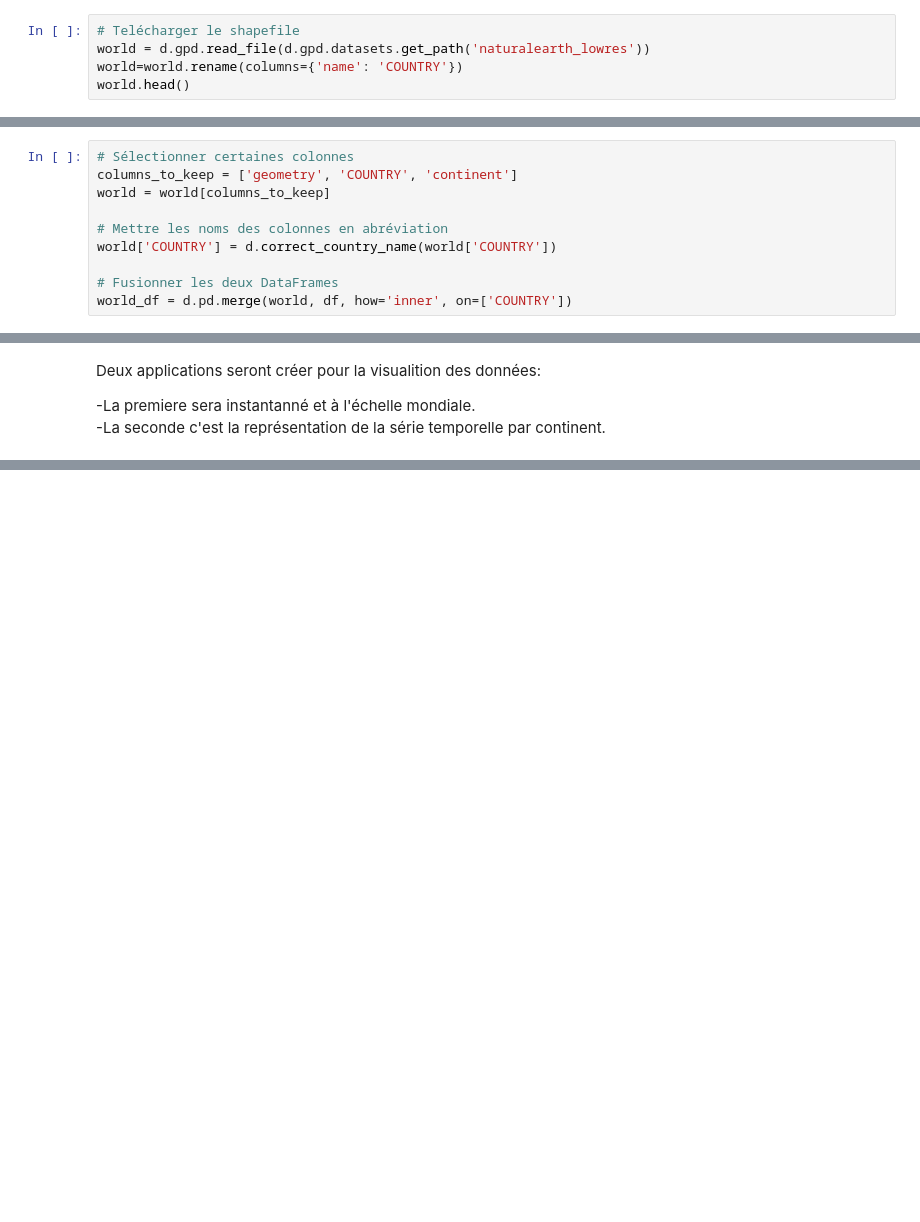
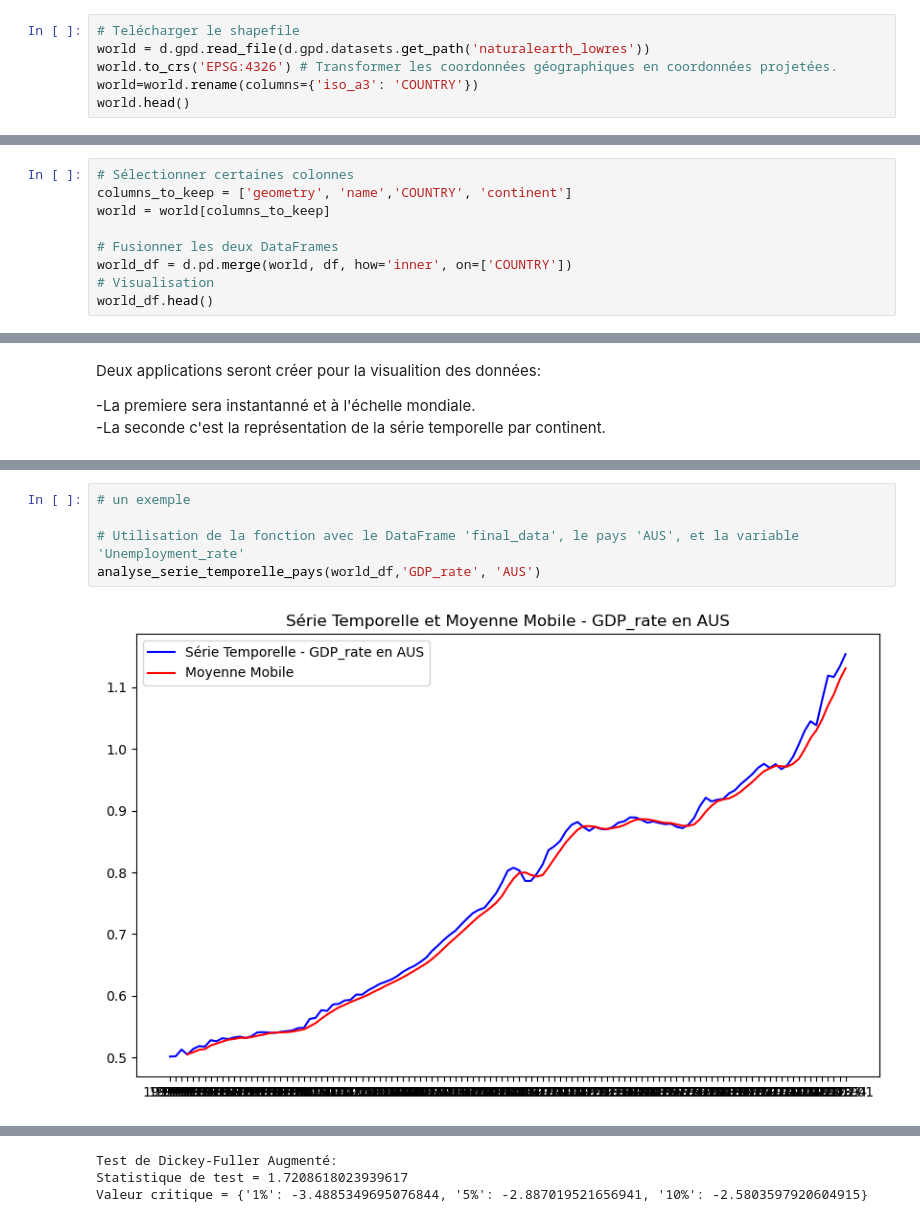
Before and after one commit to Marimar4/Projet-Python, a Jupyter notebook: monmodule/EDA.ipynb, the cells around one changed output, grey strips where cells are left out. Drawn from its saved outputs; the diff is of its cells as text; blank space fills up the shorter version.

Commit message:
finalisation1 EDA

```diff
--- a/monmodule/EDA.ipynb
+++ b/monmodule/EDA.ipynb
@@ -30,5 +72,6 @@ df.head()
 # %%
 # Telécharger le shapefile
 world = d.gpd.read_file(d.gpd.datasets.get_path('naturalearth_lowres'))
-world=world.rename(columns={'name': 'COUNTRY'})
+world.to_crs('EPSG:4326') # Transformer les coordonnées géographiques en coordonnées projetées.
+world=world.rename(columns={'iso_a3': 'COUNTRY'})
 world.head()
@@ -35,10 +85,9 @@ world.head()
 # %%
 # Sélectionner certaines colonnes
-columns_to_keep = ['geometry', 'COUNTRY', 'continent']
+columns_to_keep = ['geometry', 'name','COUNTRY', 'continent']
 world = world[columns_to_keep]
-
-# Mettre les noms des colonnes en abréviation
-world['COUNTRY'] = d.correct_country_name(world['COUNTRY'])
 
 # Fusionner les deux DataFrames
 world_df = d.pd.merge(world, df, how='inner', on=['COUNTRY'])
+# Visualisation
+world_df.head()
@@ -306,0 +305,7 @@ Valeur critique = {'1%': -3.4885349695076844, '5%': -2.887019521656941, '10%': -
+# %%
+# un exemple
+
+# Utilisation de la fonction avec le DataFrame 'final_data', le pays 'AUS', et la variable 'Unemployment_rate'
+analyse_serie_temporelle_pays(world_df,'GDP_rate', 'AUS')
+# %% [output]
+[figure, added]
@@ -306,0 +313,3 @@ Valeur critique = {'1%': -3.4885349695076844, '5%': -2.887019521656941, '10%': -
+Test de Dickey-Fuller Augmenté:
+Statistique de test = 1.7208618023939617
+Valeur critique = {'1%': -3.4885349695076844, '5%': -2.887019521656941, '10%': -2.5803597920604915}
```
Also changed, not shown: parts of 28 cells of this notebook, 1 other file.
